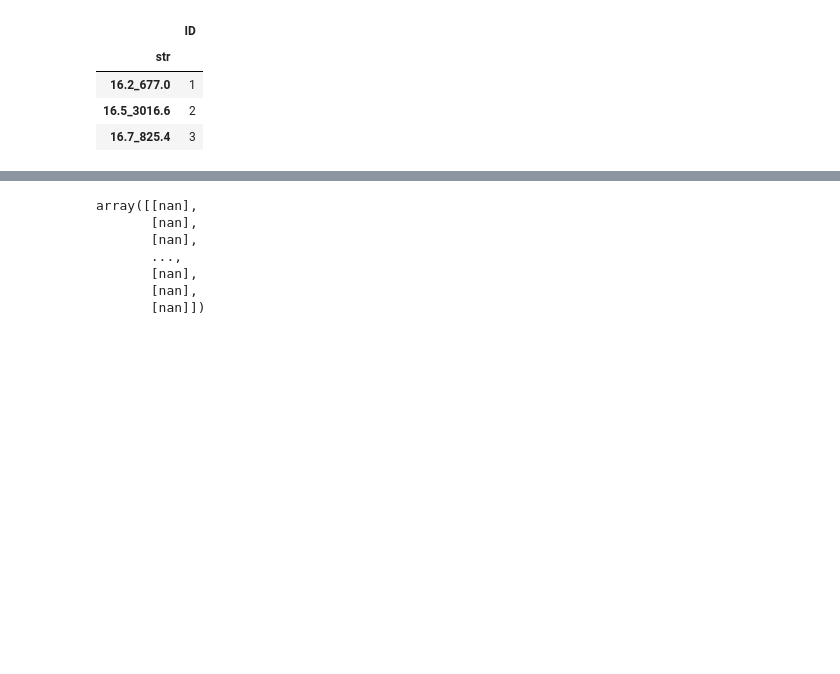
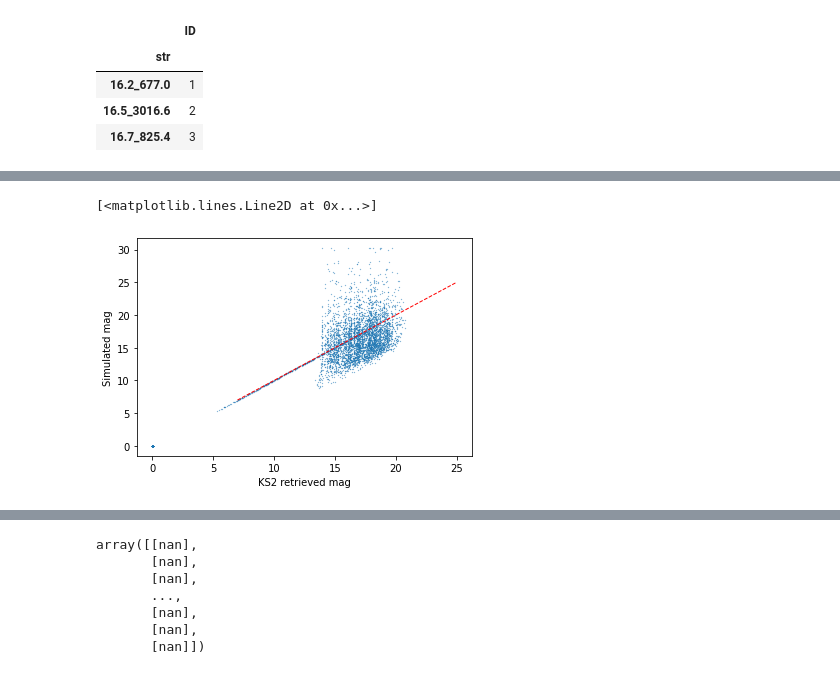
Before and after one commit to LuukOudshoorn25/KS2Analysis, a Jupyter notebook: ART_Stars/Artificial Stars.ipynb, the cells around one changed output, grey strips where cells are left out. Drawn from its saved outputs; the diff is of its cells as text; code cells hidden in the pictures; blank space fills up the shorter version.

```diff
--- a/ART_Stars/Artificial Stars.ipynb
+++ b/ART_Stars/Artificial Stars.ipynb
@@ -170,0 +207,8 @@ Converting to Juliandates
+# %%
+a.plot.scatter(x='mag',y='simulated_mag',s=0.05)
+plt.xlabel('KS2 retrieved mag')
+plt.ylabel('Simulated mag')
+plt.plot([7,25],[7,25],c='red',ls='--',lw=1)
+# %% [output]
+[<matplotlib.lines.Line2D at 0x...>]
+[figure, added]
```
Also changed, not shown: parts of 18 cells of this notebook.
